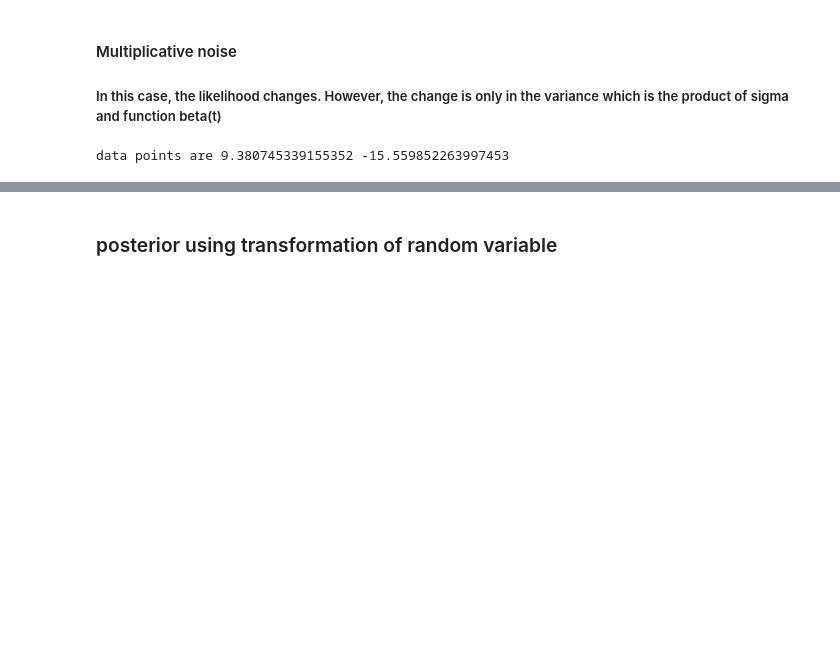
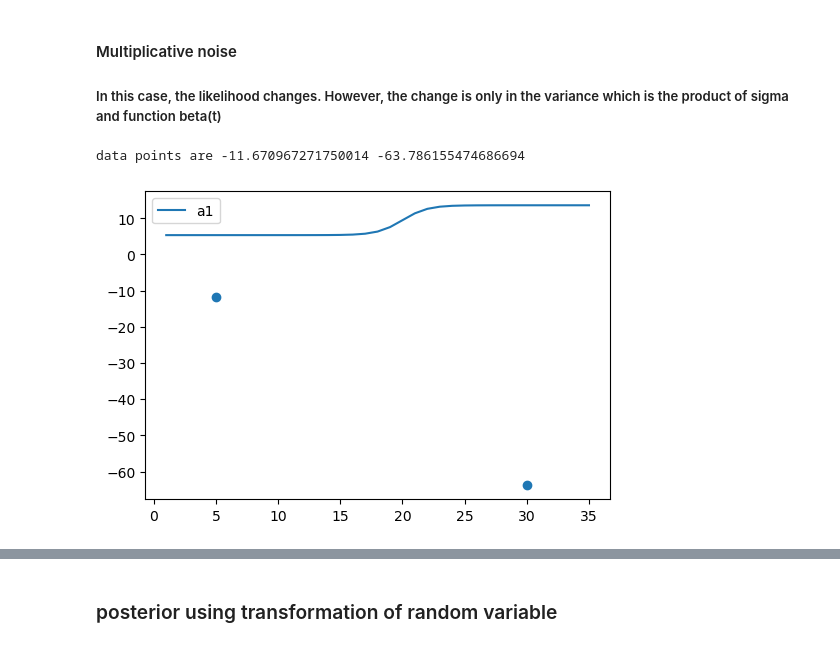
Before and after one commit to sudhipv/sequential_calibration, a Jupyter notebook: appendix/sum_of_sigmoid_noise.ipynb, the cells around one changed output, grey strips where cells are left out. Drawn from its saved outputs; the diff is of its cells as text; code cells hidden in the pictures; blank space fills up the shorter version.

Commit message:
sum of sigmoid-multiplicative noise done

```diff
--- a/appendix/sum_of_sigmoid_noise.ipynb
+++ b/appendix/sum_of_sigmoid_noise.ipynb
@@ -199,37 +206,40 @@ sigma_r = 4
 ### Parameters
 
 a0 = 5.35
+# a1 = -20
 a1 = 8.25
 
 T1 = 20
-t1 = 10
-t2 = 25
+t1 = 5
+t2 = 30
 
 
 xi1 = np.random.normal(0,sigma_r,1)
 
 xi2 = np.random.normal(0,sigma_r,1)
 
 Y1 = ((a0 + a1/(1 + np.exp(T1-t1)) ) * (1 + xi1 )).item()
 
 
 Y2 = ((a0 + a1/(1 + np.exp(T1-t2)) ) * (1 + xi2 )).item()
 
 
 
 print("data points are", Y1, Y2)
 
 
 t= np.linspace(1,35, 35)
 beta_model = a0 + a1/(1 + np.exp((T1-t)))
 plt.figure(11,figsize=(6,4))
 plt.plot(t, beta_model,label='a1')
 plt.scatter([t1,t2], [Y1, Y2])
 plt.legend()
-plt.savefig('./data_multiplicative.pdf')
+# plt.savefig('./data_multiplicative.pdf')
+plt.show()
 plt.close()
 # %% [output]
-data points are 9.380745339155352 -15.559852263997453
+data points are -11.670967271750014 -63.786155474686694
+[figure, added]
 # %%
 
 
```
Also changed, not shown: parts of 6 cells of this notebook.
